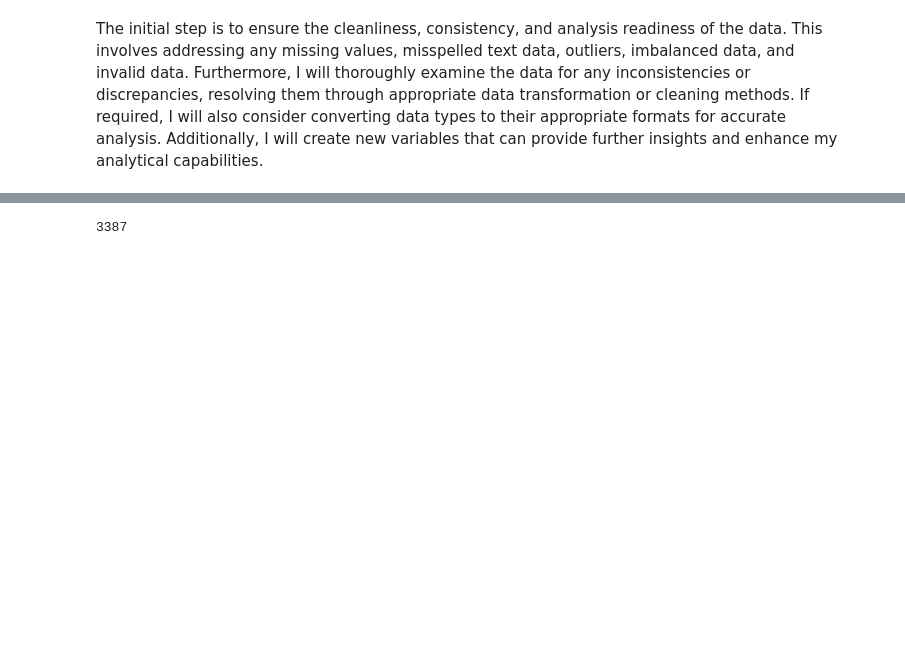
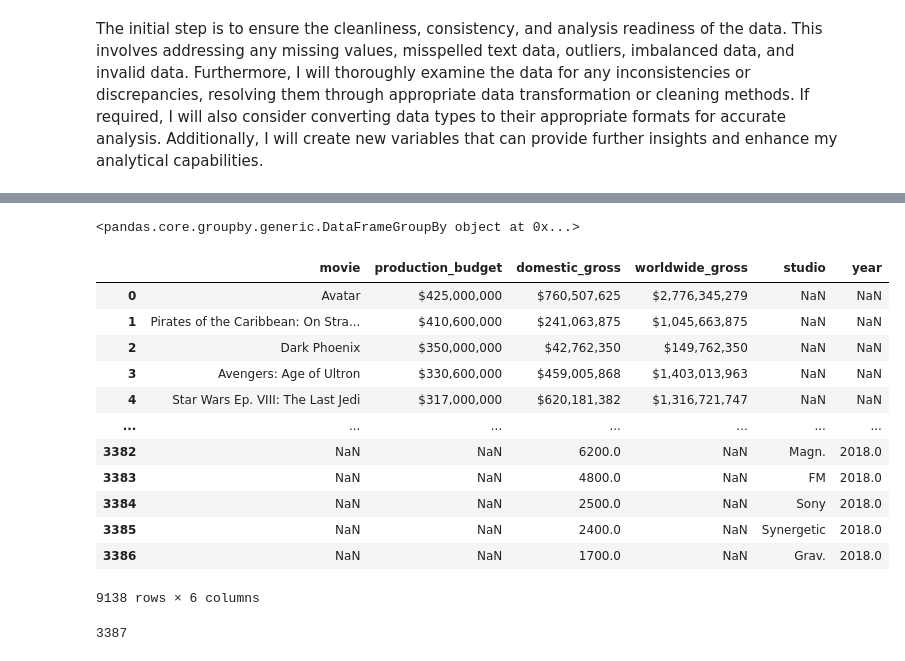
Before and after one commit to Wendy0001/EndofP1, a Jupyter notebook: NotebookP2.ipynb, the cells around one changed output, grey strips where cells are left out. Cells and saved outputs as stored; diff of their text form; code cells hidden in the pictures; blank space fills up the shorter version.

```diff
--- a/NotebookP2.ipynb
+++ b/NotebookP2.ipynb
@@ -262,0 +361,22 @@ memory usage: 572.4+ KB
+# %%
+#i want to groupby studio
+#groupedby_studio = df.groupby(df['studio'].value_counts().iloc[:5])
+groupedby_studio
+# %% [output]
+<pandas.core.groupby.generic.DataFrameGroupBy object at 0x...>
+# %%
+df
+# %% [output]
+|  | movie | production_budget | domestic_gross | worldwide_gross | studio | year |
+| 0 | Avatar | $425,000,000 | $760,507,625 | $2,776,345,279 | NaN | NaN |
+| 1 | Pirates of the Caribbean: On Stra... | $410,600,000 | $241,063,875 | $1,045,663,875 | NaN | NaN |
+| 2 | Dark Phoenix | $350,000,000 | $42,762,350 | $149,762,350 | NaN | NaN |
+| 3 | Avengers: Age of Ultron | $330,600,000 | $459,005,868 | $1,403,013,963 | NaN | NaN |
+| 4 | Star Wars Ep. VIII: The Last Jedi | $317,000,000 | $620,181,382 | $1,316,721,747 | NaN | NaN |
+| ... | ... | ... | ... | ... | ... | ... |
+| 3382 | NaN | NaN | 6200.0 | NaN | Magn. | 2018.0 |
+| 3383 | NaN | NaN | 4800.0 | NaN | FM | 2018.0 |
+| 3384 | NaN | NaN | 2500.0 | NaN | Sony | 2018.0 |
+| 3385 | NaN | NaN | 2400.0 | NaN | Synergetic | 2018.0 |
+| 3386 | NaN | NaN | 1700.0 | NaN | Grav. | 2018.0 |
+9138 rows × 6 columns
```
Also changed, not shown: parts of 24 cells of this notebook.
